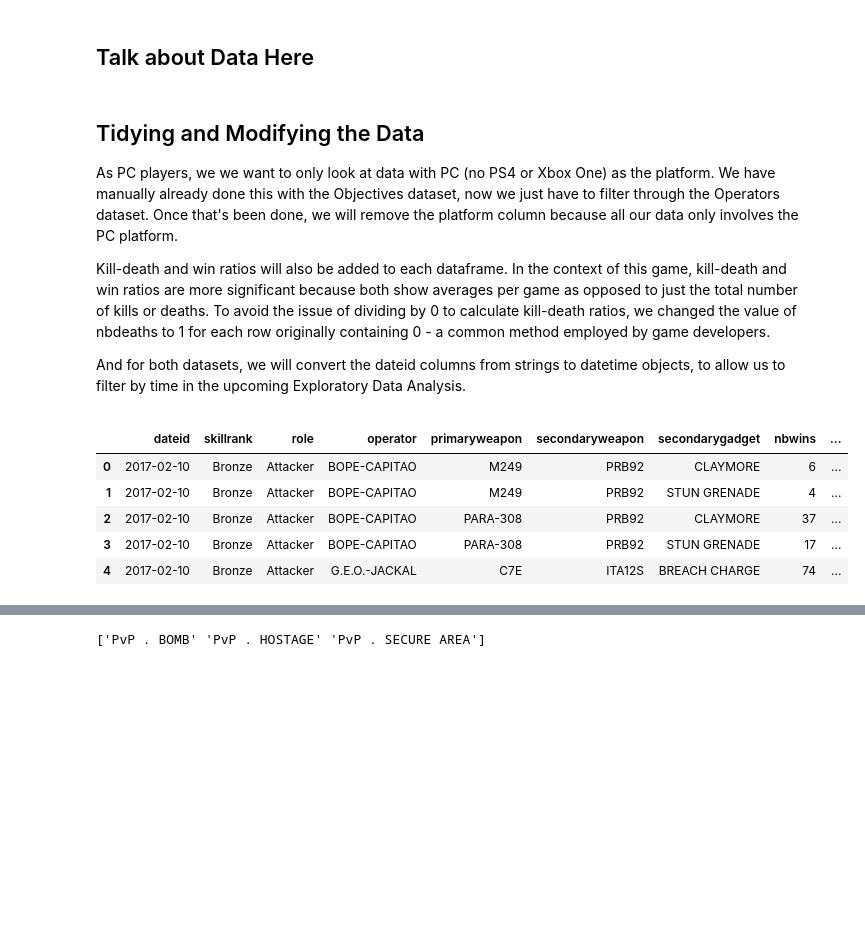
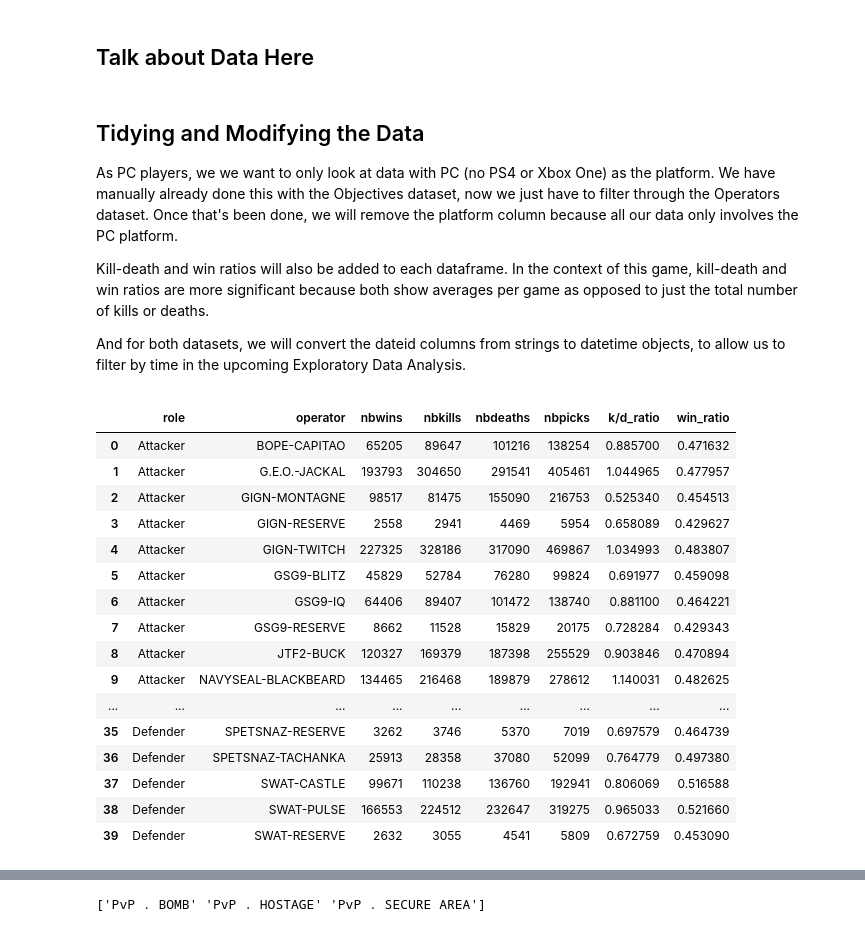
Before and after one commit to jiglesia3/jiglesia3.github.io, a Jupyter notebook: Final Tutorial.ipynb, the cells around one changed output, grey strips where cells are left out. Drawn from its saved outputs; the diff is of its cells as text; code cells hidden in the pictures; blank space fills up the shorter version.

Commit message:
groupby sums first

```diff
--- a/Final Tutorial.ipynb
+++ b/Final Tutorial.ipynb
@@ -66,29 +66,39 @@ objectives.head()
 <p>
 As PC players, we we want to only look at data with PC (no PS4 or Xbox One) as the platform. We have manually already done this with the Objectives dataset, now we just have to filter through the Operators dataset. Once that's been done, we will remove the platform column because all our data only involves the PC platform.
 <p>
-Kill-death and win ratios will also be added to each dataframe. In the context of this game, kill-death and win ratios are more significant because both show averages per game as opposed to just the total number of kills or deaths. To avoid the issue of dividing by 0 to calculate kill-death ratios, we changed the value of nbdeaths to 1 for each row originally containing 0 - a common method employed by game developers.
+Kill-death and win ratios will also be added to each dataframe. In the context of this game, kill-death and win ratios are more significant because both show averages per game as opposed to just the total number of kills or deaths.
 <p>
 And for both datasets, we will convert the dateid columns from strings to datetime objects, to allow us to filter by time in the upcoming Exploratory Data Analysis.
 # %%
-# Only PC platform rows, then deleting platform column
+# Only PC platform rows, then deleting platform, primaryweapon, secondaryweapon, and gadget columns
 operators = operators.loc[operators['platform'] == ('PC')]
 del operators['platform']
+del operators['primaryweapon']
+del operators['secondaryweapon']
+del operators['secondarygadget']
 
-# Converting current dateid values to date objects
-operators['dateid'] = pd.to_datetime(operators['dateid'], format='%Y%m%d', errors='ignore')
-
-# Handle case where nbdeaths is 0
-check = operators.nbdeaths == 0
-operators.loc[check, 'nbdeaths'] = 1
+# Create dataframe to sum up rounds won, kills, deaths, and rounds played across all ranks for each operator
+operators_overall = operators.groupby(['role', 'operator'], as_index=False)['nbwins', 'nbkills', 'nbdeaths', 'nbpicks'].sum()
 
 # Adding k/d and win ratio columns
-operators['k/d_ratio'] = pd.to_numeric(operators['nbkills']) / pd.to_numeric(operators['nbdeaths'])
-operators['win_ratio'] = pd.to_numeric(operators['nbwins']) / pd.to_numeric(operators['nbpicks'])
-operators.head()
+operators_overall['k/d_ratio'] = pd.to_numeric(operators_overall['nbkills']) / pd.to_numeric(operators_overall['nbdeaths'])
+operators_overall['win_ratio'] = pd.to_numeric(operators_overall['nbwins']) / pd.to_numeric(operators_overall['nbpicks'])
+operators_overall
 # %% [output]
-|  | dateid | skillrank | role | operator | primaryweapon | secondaryweapon | secondarygadget | nbwins | ... |
-| 0 | 2017-02-10 | Bronze | Attacker | BOPE-CAPITAO | M249 | PRB92 | CLAYMORE | 6 | ... |
-| 1 | 2017-02-10 | Bronze | Attacker | BOPE-CAPITAO | M249 | PRB92 | STUN GRENADE | 4 | ... |
-| 2 | 2017-02-10 | Bronze | Attacker | BOPE-CAPITAO | PARA-308 | PRB92 | CLAYMORE | 37 | ... |
-| 3 | 2017-02-10 | Bronze | Attacker | BOPE-CAPITAO | PARA-308 | PRB92 | STUN GRENADE | 17 | ... |
-| 4 | 2017-02-10 | Bronze | Attacker | G.E.O.-JACKAL | C7E | ITA12S | BREACH CHARGE | 74 | ... |
+|  | role | operator | nbwins | nbkills | nbdeaths | nbpicks | k/d_ratio | win_ratio |
+| 0 | Attacker | BOPE-CAPITAO | 65205 | 89647 | 101216 | 138254 | 0.885700 | 0.471632 |
+| 1 | Attacker | G.E.O.-JACKAL | 193793 | 304650 | 291541 | 405461 | 1.044965 | 0.477957 |
+| 2 | Attacker | GIGN-MONTAGNE | 98517 | 81475 | 155090 | 216753 | 0.525340 | 0.454513 |
+| 3 | Attacker | GIGN-RESERVE | 2558 | 2941 | 4469 | 5954 | 0.658089 | 0.429627 |
+| 4 | Attacker | GIGN-TWITCH | 227325 | 328186 | 317090 | 469867 | 1.034993 | 0.483807 |
+| 5 | Attacker | GSG9-BLITZ | 45829 | 52784 | 76280 | 99824 | 0.691977 | 0.459098 |
+| 6 | Attacker | GSG9-IQ | 64406 | 89407 | 101472 | 138740 | 0.881100 | 0.464221 |
+| 7 | Attacker | GSG9-RESERVE | 8662 | 11528 | 15829 | 20175 | 0.728284 | 0.429343 |
+| 8 | Attacker | JTF2-BUCK | 120327 | 169379 | 187398 | 255529 | 0.903846 | 0.470894 |
+| 9 | Attacker | NAVYSEAL-BLACKBEARD | 134465 | 216468 | 189879 | 278612 | 1.140031 | 0.482625 |
+| ... | ... | ... | ... | ... | ... | ... | ... | ... |
+| 35 | Defender | SPETSNAZ-RESERVE | 3262 | 3746 | 5370 | 7019 | 0.697579 | 0.464739 |
+| 36 | Defender | SPETSNAZ-TACHANKA | 25913 | 28358 | 37080 | 52099 | 0.764779 | 0.497380 |
+| 37 | Defender | SWAT-CASTLE | 99671 | 110238 | 136760 | 192941 | 0.806069 | 0.516588 |
+| 38 | Defender | SWAT-PULSE | 166553 | 224512 | 232647 | 319275 | 0.965033 | 0.521660 |
+| 39 | Defender | SWAT-RESERVE | 2632 | 3055 | 4541 | 5809 | 0.672759 | 0.453090 |
```
Also changed, not shown: parts of 4 cells of this notebook.
